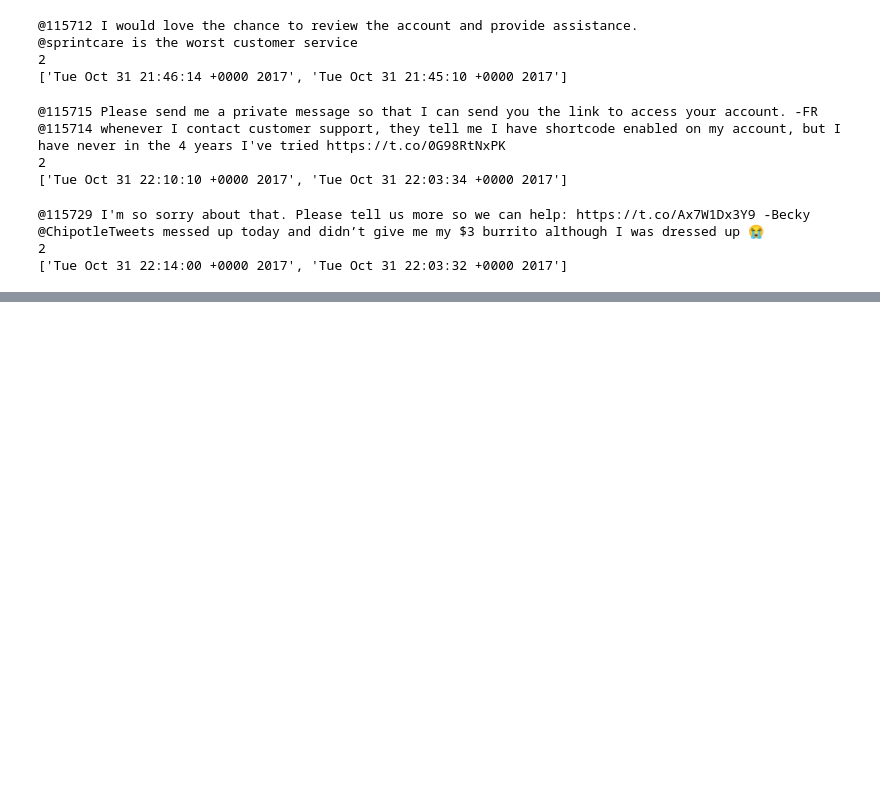
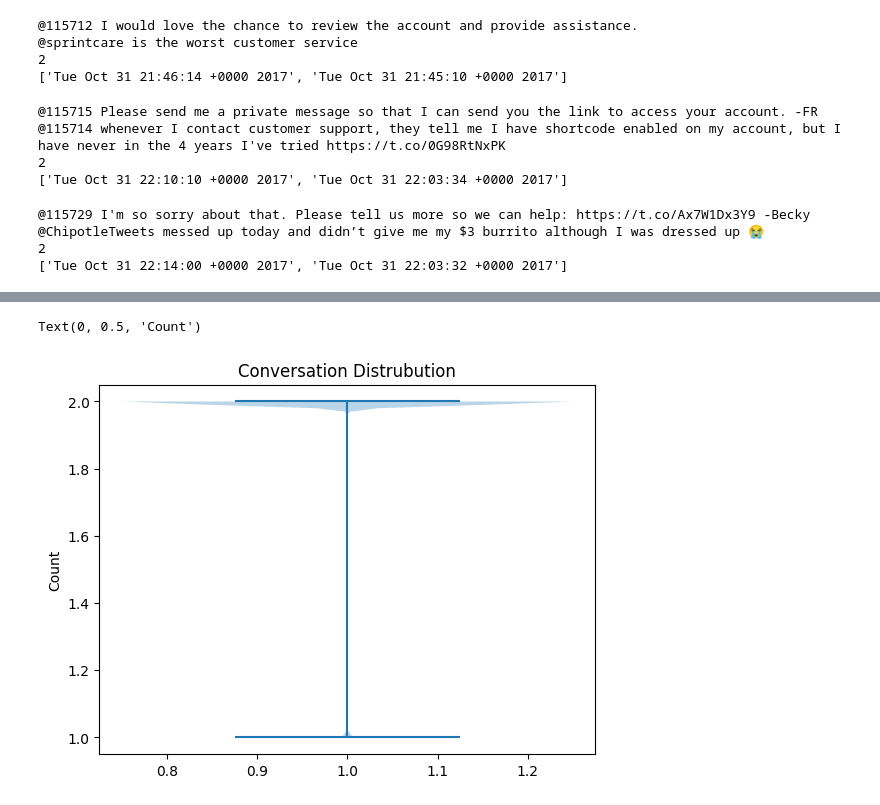
Before and after one commit to erictlong/customer-support-automation, a Jupyter notebook: data analytics/dataReview.ipynb, the cells around one changed output, grey strips where cells are left out. Saved outputs shown, nothing was run; the diff lists cells and outputs as text; code cells hidden in the pictures; blank space fills up the shorter version.

```diff
--- a/data analytics/dataReview.ipynb
+++ b/data analytics/dataReview.ipynb
@@ -676,0 +704,2 @@ print(test_conv['date'])
+# %%
+support_conversations_df = support_team_inboud_true_df.copy()
@@ -676,0 +770,2 @@ print(test_conv['date'])
+# %%
+support_conversations_df[['conversation', 'comment_count', 'date_completed']] = support_conversations_df.apply(lambda x: getAllConversation(x['response_tweet_id']), axis=1, result_type='expand')
@@ -676,0 +826,7 @@ print(test_conv['date'])
+# %%
+plt.violinplot(support_conversations_df['comment_count'])
+plt.title("Conversation Distrubution")
+plt.ylabel("Count")
+# %% [output]
+Text(0, 0.5, 'Count')
+[figure, added]
```
Also changed, not shown: parts of 23 cells of this notebook.
